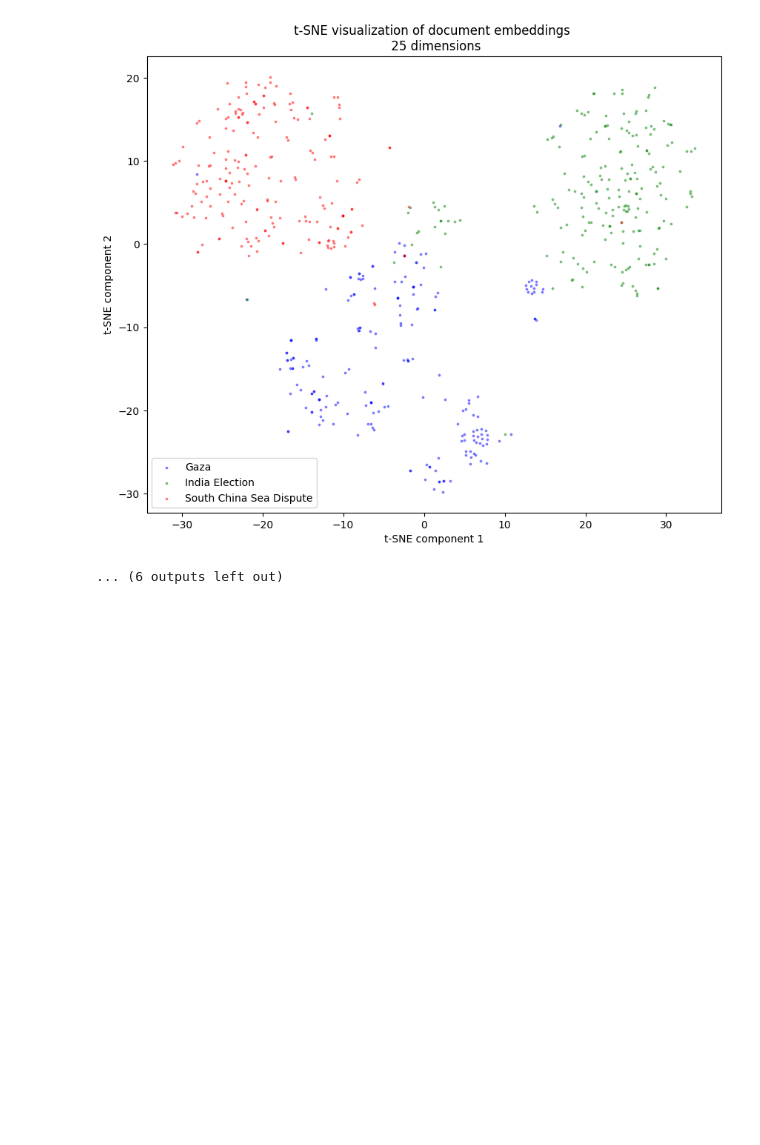
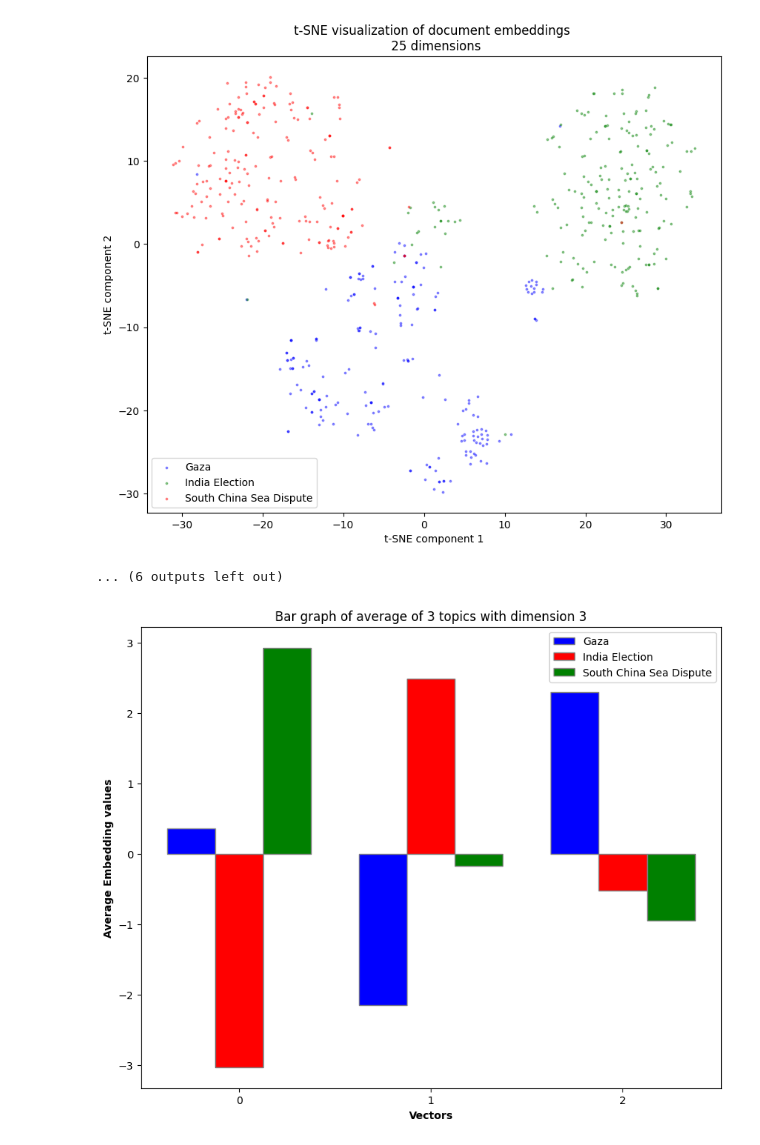
Before and after one commit to nogibjj/NarrativeNexus, a Jupyter notebook: visualization/plot.ipynb, the cells around one changed output. Saved outputs shown, nothing was run; the diff lists cells and outputs as text; code cells hidden in the pictures; blank space fills up the shorter version.

Commit message:
Added Bar plots

```diff
--- a/visualization/plot.ipynb
+++ b/visualization/plot.ipynb
@@ -221,3 +221,31 @@ for d in dimensions:
 (600, 2)
 [figure]
 ... (6 outputs left out)
+# %%
+def bar_graph_by_topic(filename,d):
+    df = pd.read_csv(filename)
+    data = df.values
+    plt.figure(figsize=(10, 8))
+    gaza = np.concatenate((data[:100], data[400:500]))
+    election = np.concatenate((data[100:200], data[300:400]))
+    dispute = np.concatenate((data[200:300], data[500:600]))
+    #take average of 3 colums for each topic
+    average_gaza = gaza.mean(axis=0).tolist()
+    average_election = election.mean(axis=0).tolist()
+    average_dispute = dispute.mean(axis=0).tolist()
+
+    #plot bar graph with x-axis as 3 columns and y-axis as average of 3 topics with different colors side by side
+    x = [item for item in range(len(average_gaza))]
+    barWidth = 0.25
+    r1 = np.arange(len(x))
+    r2 = [x + barWidth for x in r1]
+    r3 = [x + barWidth for x in r2]
+    plt.bar(r1, average_gaza, color='blue', width=barWidth, edgecolor='grey', label='Gaza')
+    plt.bar(r2, average_election, color='red', width=barWidth, edgecolor='grey', label='India Election')
+    plt.bar(r3, average_dispute, color='green', width=barWidth, edgecolor='grey', label='South China Sea Dispute')
+    plt.xlabel('Vectors', fontweight='bold')
+    plt.ylabel('Average Embedding values', fontweight='bold')
+    plt.xticks([r + barWidth for r in range(len(average_gaza))], x)
+    plt.title(f"Bar graph of average of 3 topics with dimension {d}")
+    plt.legend()
+    plt.show()
@@ -223,0 +282,4 @@ for d in dimensions:
+# %%
+bar_graph_by_topic("../data/latent_vector/latent_vectors_3.csv",3)
+# %% [output]
+[figure, added]
```
Also changed, not shown: parts of 10 cells of this notebook.
